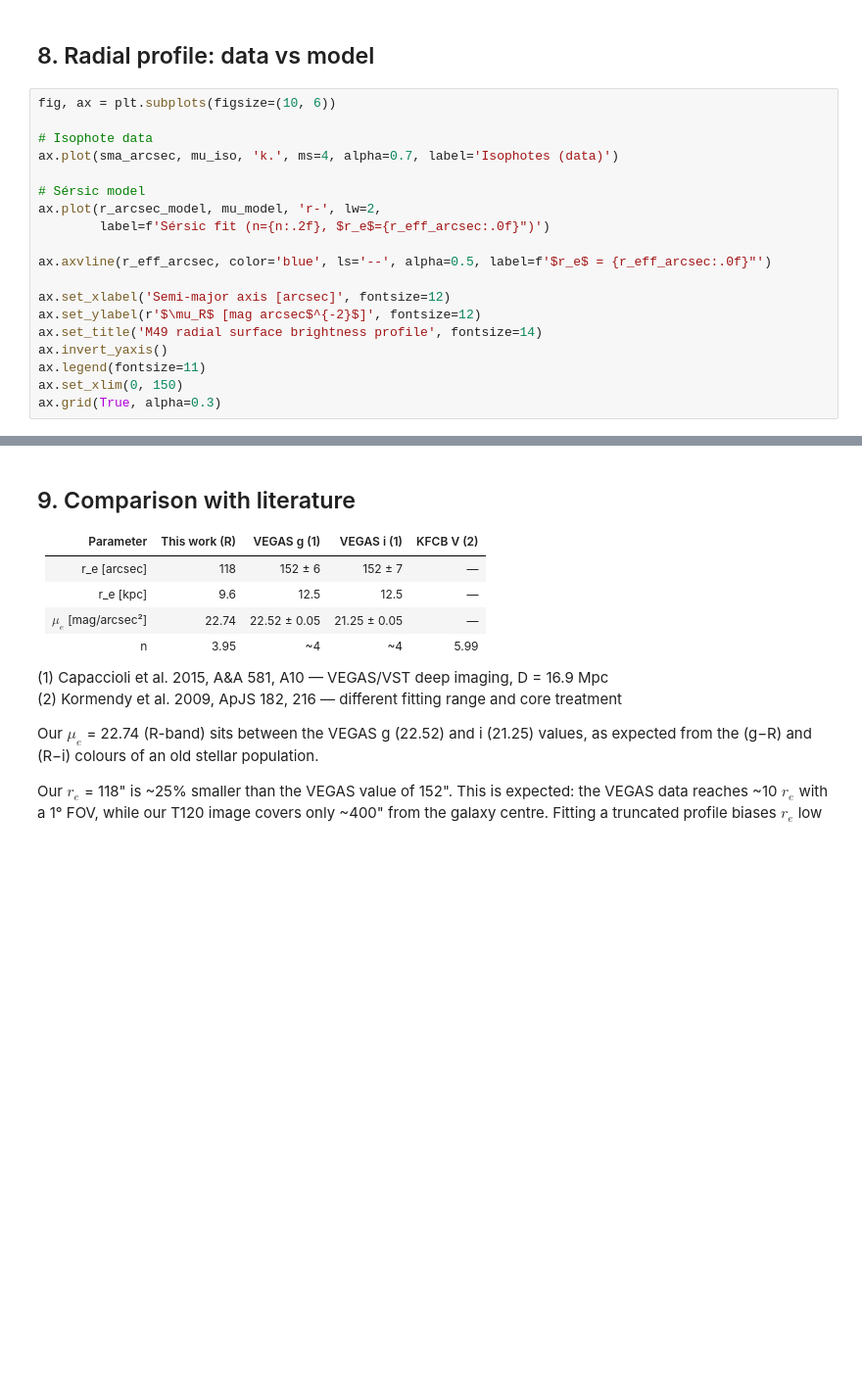
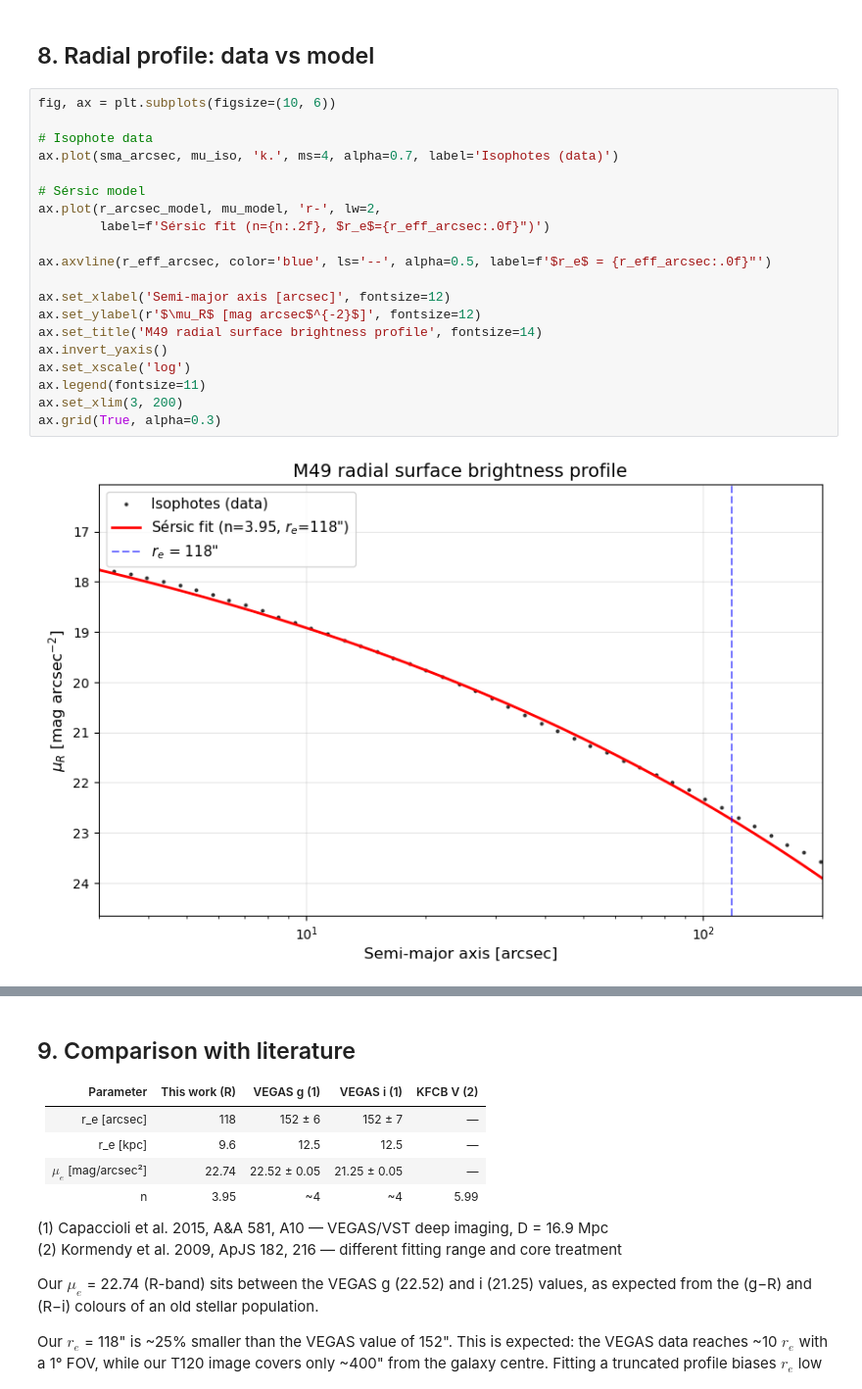
Before and after one commit to hjmcc/m2-ohp-hjmcc, a Jupyter notebook: notebooks/petrofit_m49_demo.ipynb, the cells around one changed output, grey strips where cells are left out. Shown at 98% size. Drawn from its saved outputs; the diff is of its cells as text; blank space fills up the shorter version.

```diff
--- a/notebooks/petrofit_m49_demo.ipynb
+++ b/notebooks/petrofit_m49_demo.ipynb
@@ -365,19 +443,22 @@ plt.tight_layout()
 # %%
 fig, ax = plt.subplots(figsize=(10, 6))
 
 # Isophote data
 ax.plot(sma_arcsec, mu_iso, 'k.', ms=4, alpha=0.7, label='Isophotes (data)')
 
 # Sérsic model
 ax.plot(r_arcsec_model, mu_model, 'r-', lw=2,
         label=f'Sérsic fit (n={n:.2f}, $r_e$={r_eff_arcsec:.0f}")')
 
 ax.axvline(r_eff_arcsec, color='blue', ls='--', alpha=0.5, label=f'$r_e$ = {r_eff_arcsec:.0f}"')
 
 ax.set_xlabel('Semi-major axis [arcsec]', fontsize=12)
 ax.set_ylabel(r'$\mu_R$ [mag arcsec$^{-2}$]', fontsize=12)
 ax.set_title('M49 radial surface brightness profile', fontsize=14)
 ax.invert_yaxis()
+ax.set_xscale('log')
 ax.legend(fontsize=11)
-ax.set_xlim(0, 150)
+ax.set_xlim(3, 200)
 ax.grid(True, alpha=0.3)
+# %% [output]
+[figure, added]
```
Also changed, not shown: parts of 19 cells of this notebook, 12 other files.
